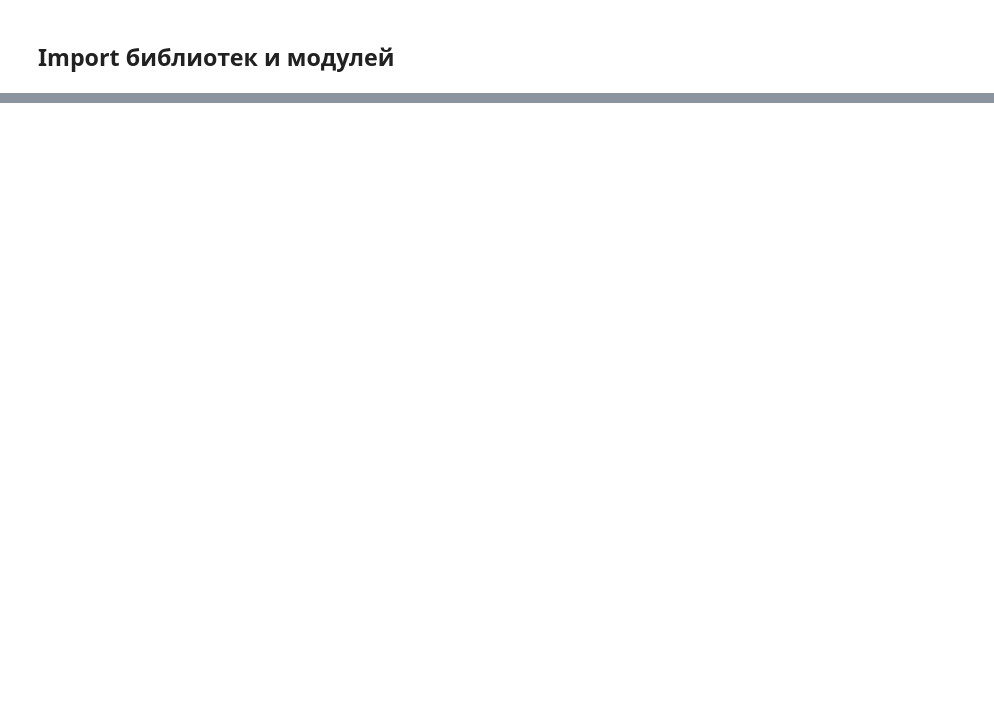
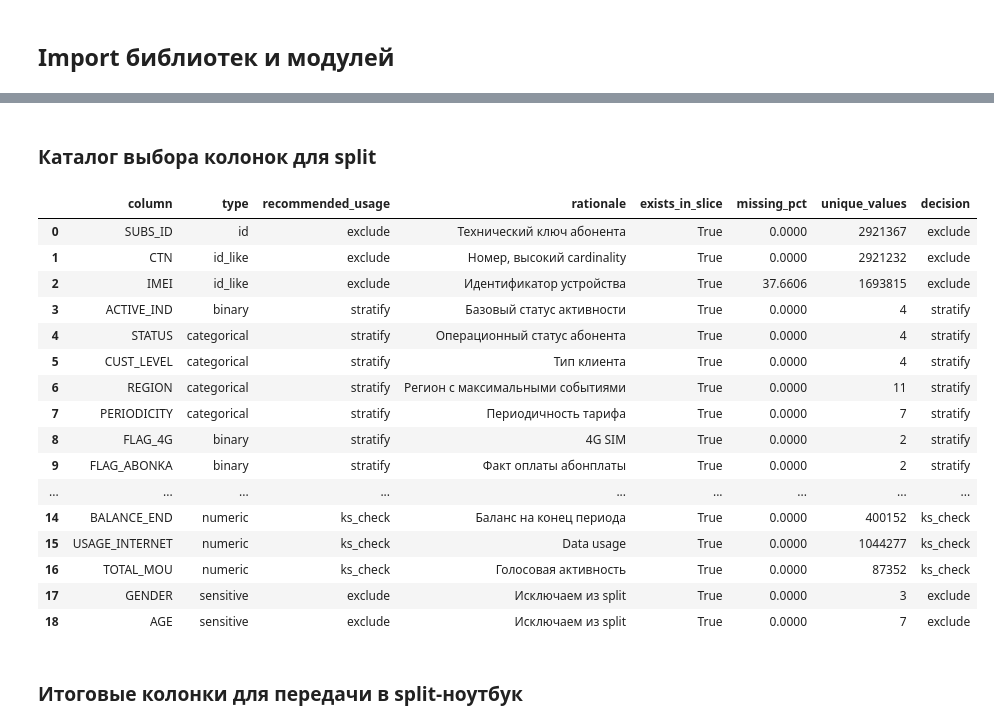
Before and after one commit to AleksTurov/universal_control_group, a Jupyter notebook: notebook/02_EDA.ipynb, the cells around one changed output, grey strips where cells are left out. Cells and saved outputs as stored; diff of their text form; code cells hidden in the pictures; blank space fills up the shorter version.

```diff
--- a/notebook/02_EDA.ipynb
+++ b/notebook/02_EDA.ipynb
@@ -702,0 +462,80 @@ print("Комментарий: если столбики и распределе
+# %%
+selection_catalog = pd.DataFrame(
+    [
+        ("SUBS_ID", "id", "exclude", "Технический ключ абонента"),
+        ("CTN", "id_like", "exclude", "Номер, высокий cardinality"),
+        ("IMEI", "id_like", "exclude", "Идентификатор устройства"),
+        ("ACTIVE_IND", "binary", "stratify", "Базовый статус активности"),
+        ("STATUS", "categorical", "stratify", "Операционный статус абонента"),
+        ("CUST_LEVEL", "categorical", "stratify", "Тип клиента"),
+        ("REGION", "categorical", "stratify", "Регион с максимальными событиями"),
+        ("PERIODICITY", "categorical", "stratify", "Периодичность тарифа"),
+        ("FLAG_4G", "binary", "stratify", "4G SIM"),
+        ("FLAG_ABONKA", "binary", "stratify", "Факт оплаты абонплаты"),
+        ("LIFETIME_TOTAL", "numeric", "ks_check", "Стаж абонента в сети"),
+        ("DAYS_WITHOUT_PAYMENT", "numeric", "ks_check", "Дни без платных транзакций"),
+        ("REVENUE_TOTAL", "numeric", "ks_check", "Денежная активность"),
+        ("TOTAL_RECHARGE", "numeric", "ks_check", "Пополнения"),
+        ("BALANCE_END", "numeric", "ks_check", "Баланс на конец периода"),
+        ("USAGE_INTERNET", "numeric", "ks_check", "Data usage"),
+        ("TOTAL_MOU", "numeric", "ks_check", "Голосовая активность"),
+        ("GENDER", "sensitive", "exclude", "Исключаем из split"),
+        ("AGE", "sensitive", "exclude", "Исключаем из split"),
+    ],
+    columns=["column", "type", "recommended_usage", "rationale"],
+)
+
+selection_catalog["exists_in_slice"] = selection_catalog["column"].isin(source_df.columns)
+selection_catalog["missing_pct"] = selection_catalog["column"].map(
+    lambda col: float(source_df[col].isna().mean() * 100) if col in source_df.columns else np.nan
+)
+selection_catalog["unique_values"] = selection_catalog["column"].map(
+    lambda col: int(source_df[col].nunique(dropna=True)) if col in source_df.columns else np.nan
+)
+
+selection_catalog["decision"] = np.where(
+    selection_catalog["exists_in_slice"],
+    selection_catalog["recommended_usage"],
+    "not_available",
+)
+
+display(Markdown("### Каталог выбора колонок для split"))
+display(selection_catalog)
+
+final_strata_cols = selection_catalog.loc[
+    (selection_catalog["decision"] == "stratify")
+    & (selection_catalog["exists_in_slice"])
+    & (selection_catalog["missing_pct"] <= 35)
+    & (selection_catalog["unique_values"] <= 100),
+    "column",
+].tolist()
+
+final_ks_cols = selection_catalog.loc[
+    (selection_catalog["decision"] == "ks_check")
+    & (selection_catalog["exists_in_slice"]),
+    "column",
+].tolist()
+
+display(Markdown("### Итоговые колонки для передачи в split-ноутбук"))
+print("strata:", ", ".join(final_strata_cols) if final_strata_cols else "нет")
+print("ks_check:", ", ".join(final_ks_cols) if final_ks_cols else "нет")
+# %% [output]
+### Каталог выбора колонок для split
+|  | column | type | recommended_usage | rationale | exists_in_slice | missing_pct | unique_values | decision |
+| 0 | SUBS_ID | id | exclude | Технический ключ абонента | True | 0.0000 | 2921367 | exclude |
+| 1 | CTN | id_like | exclude | Номер, высокий cardinality | True | 0.0000 | 2921232 | exclude |
+| 2 | IMEI | id_like | exclude | Идентификатор устройства | True | 37.6606 | 1693815 | exclude |
+| 3 | ACTIVE_IND | binary | stratify | Базовый статус активности | True | 0.0000 | 4 | stratify |
+| 4 | STATUS | categorical | stratify | Операционный статус абонента | True | 0.0000 | 4 | stratify |
+| 5 | CUST_LEVEL | categorical | stratify | Тип клиента | True | 0.0000 | 4 | stratify |
+| 6 | REGION | categorical | stratify | Регион с максимальными событиями | True | 0.0000 | 11 | stratify |
+| 7 | PERIODICITY | categorical | stratify | Периодичность тарифа | True | 0.0000 | 7 | stratify |
+| 8 | FLAG_4G | binary | stratify | 4G SIM | True | 0.0000 | 2 | stratify |
+| 9 | FLAG_ABONKA | binary | stratify | Факт оплаты абонплаты | True | 0.0000 | 2 | stratify |
+| ... | ... | ... | ... | ... | ... | ... | ... | ... |
+| 14 | BALANCE_END | numeric | ks_check | Баланс на конец периода | True | 0.0000 | 400152 | ks_check |
+| 15 | USAGE_INTERNET | numeric | ks_check | Data usage | True | 0.0000 | 1044277 | ks_check |
+| 16 | TOTAL_MOU | numeric | ks_check | Голосовая активность | True | 0.0000 | 87352 | ks_check |
+| 17 | GENDER | sensitive | exclude | Исключаем из split | True | 0.0000 | 3 | exclude |
+| 18 | AGE | sensitive | exclude | Исключаем из split | True | 0.0000 | 7 | exclude |
+### Итоговые колонки для передачи в split-ноутбук
```
Also changed, not shown: parts of 19 cells of this notebook, 5 other files.
